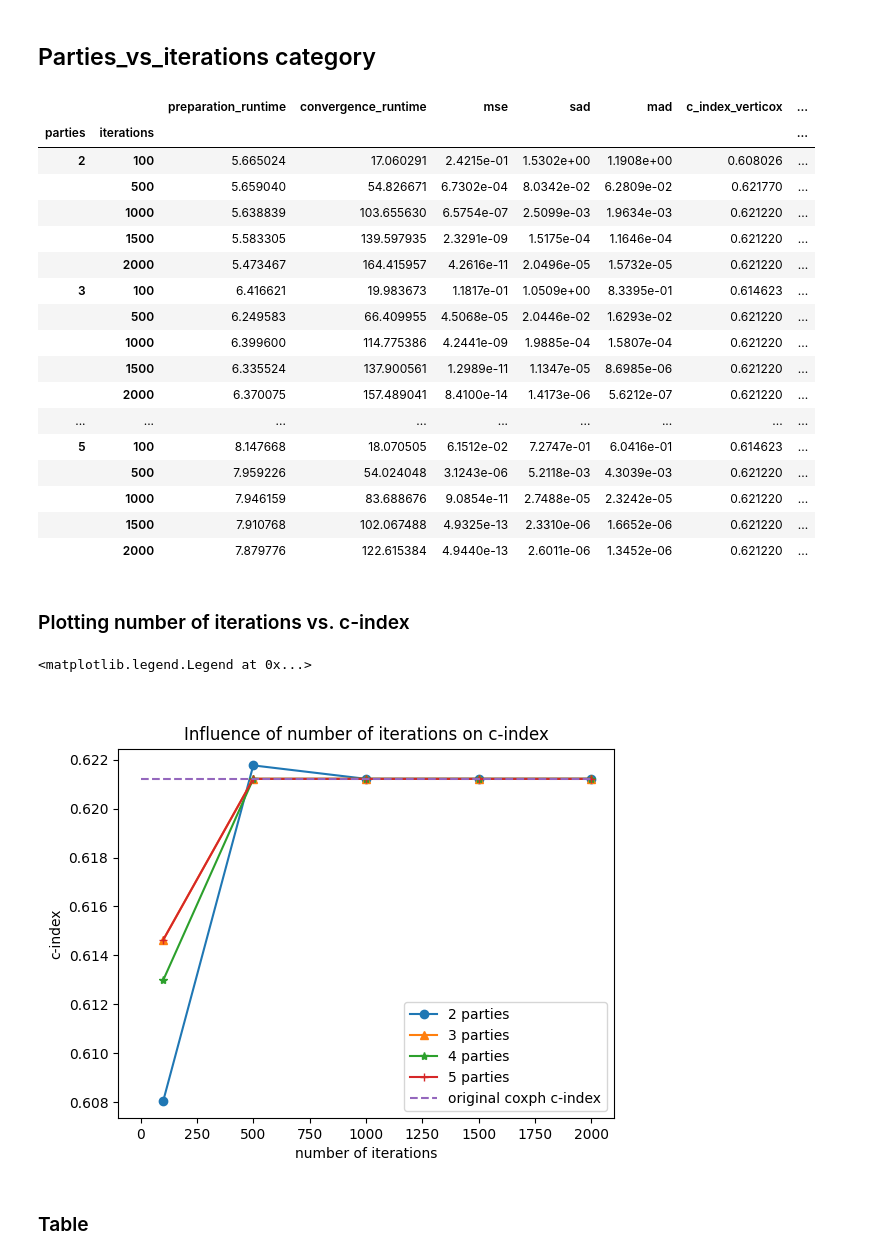
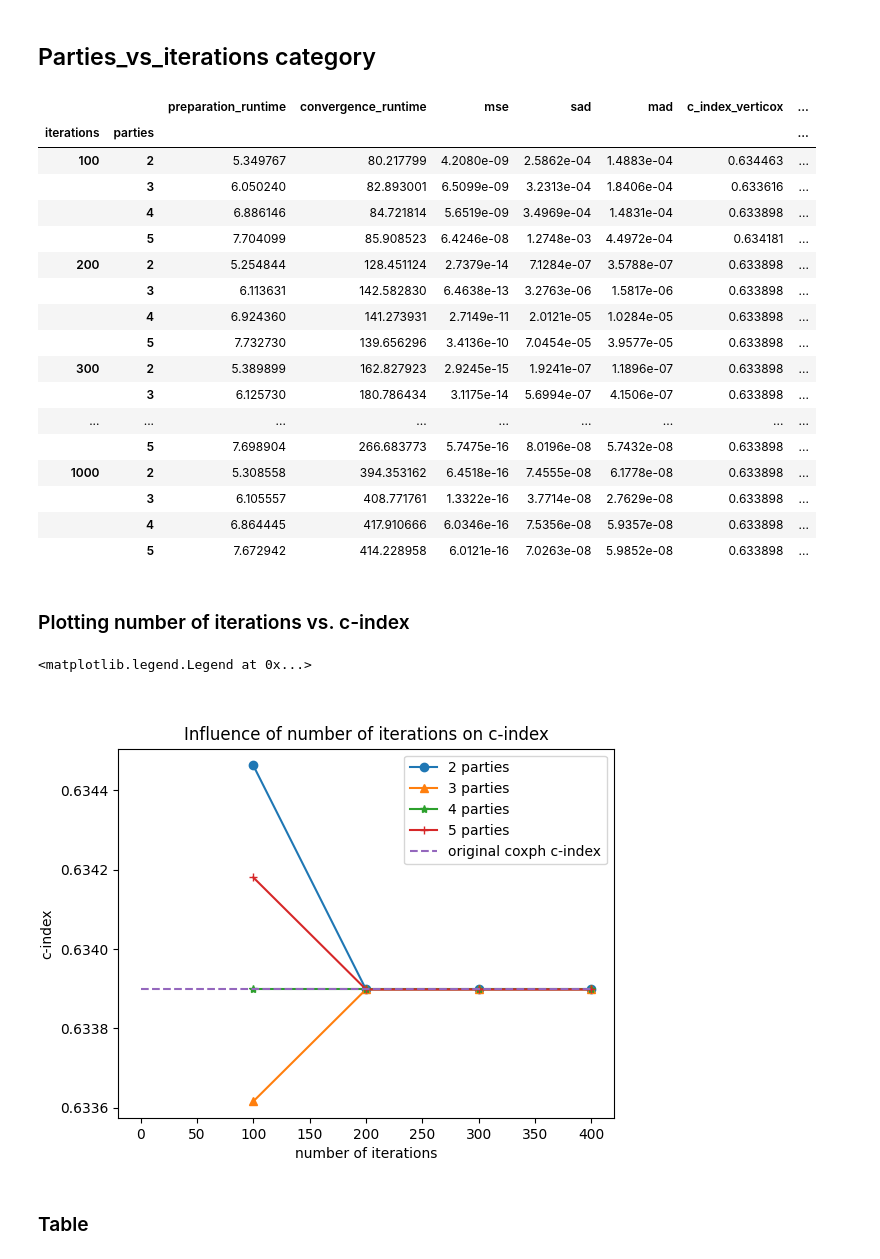
Before and after one commit to CARRIER-project/verticox, a Jupyter notebook: plot_benchmarks_with_c_index.ipynb, the cells around one changed output. Cells and saved outputs as stored; diff of their text form; code cells hidden in the pictures.

```diff
--- a/plot_benchmarks_with_c_index.ipynb
+++ b/plot_benchmarks_with_c_index.ipynb
@@ -13,14 +13,14 @@ import seaborn as sns
 # %% [markdown]
 ## Reading the data
+# %%
+BENCHMARK_FILE = "benchmark_results/report-seer_2024-12-04T11:53:46.704684.csv"
 # %%
-df = pd.read_csv("results_seer_2024-03-05.txt")
+df = pd.read_csv(BENCHMARK_FILE)
 
 #Filter unsuccesful run
 df = df[df.comment!="Not enough features"]
+
+df = df.drop(columns=["comment"])
 display(df)
-
-parameters_df = pd.read_csv("python/benchmark/benchmark_parameters.csv")
-
-display(parameters_df)
 # %% [output]
 |  | records | features | iterations | parties | preparation_runtime | convergence_runtime | mse | sad | ... |
@@ -82,0 +50,4 @@ labeled_df
+# %%
+df_mean = df.groupby(["records", "features", "iterations", "parties", "category"], as_index=False).mean()
+
+df_mean
@@ -83,64 +72,76 @@ labeled_df
 # %% [markdown]
 ## Parties_vs_iterations category
 # %%
-parties_vs_iterations = labeled_df[labeled_df.category == "parties_vs_iterations"]
+parties_vs_iterations = df_mean[df_mean.category == "parties_vs_iterations"]
 parties_vs_iterations[["parties", "iterations", "preparation_runtime", "convergence_runtime", "mse", "sad", "mad", "c_index_verticox", "c_index_central"]]\
-    .set_index(["parties", "iterations"])\
+    .set_index(["iterations", "parties"])\
     .style.format("{:.4e}", subset=["mse", "sad", "mad"])\
     .format_index("{:.0f}")
 # %% [output]
 |  |  | preparation_runtime | convergence_runtime | mse | sad | mad | c_index_verticox | ... |
-| parties | iterations |  |  |  |  |  |  | ... |
-| 2 | 100 | 5.665024 | 17.060291 | 2.4215e-01 | 1.5302e+00 | 1.1908e+00 | 0.608026 | ... |
-|  | 500 | 5.659040 | 54.826671 | 6.7302e-04 | 8.0342e-02 | 6.2809e-02 | 0.621770 | ... |
-|  | 1000 | 5.638839 | 103.655630 | 6.5754e-07 | 2.5099e-03 | 1.9634e-03 | 0.621220 | ... |
-|  | 1500 | 5.583305 | 139.597935 | 2.3291e-09 | 1.5175e-04 | 1.1646e-04 | 0.621220 | ... |
-|  | 2000 | 5.473467 | 164.415957 | 4.2616e-11 | 2.0496e-05 | 1.5732e-05 | 0.621220 | ... |
-| 3 | 100 | 6.416621 | 19.983673 | 1.1817e-01 | 1.0509e+00 | 8.3395e-01 | 0.614623 | ... |
-|  | 500 | 6.249583 | 66.409955 | 4.5068e-05 | 2.0446e-02 | 1.6293e-02 | 0.621220 | ... |
-|  | 1000 | 6.399600 | 114.775386 | 4.2441e-09 | 1.9885e-04 | 1.5807e-04 | 0.621220 | ... |
-|  | 1500 | 6.335524 | 137.900561 | 1.2989e-11 | 1.1347e-05 | 8.6985e-06 | 0.621220 | ... |
-|  | 2000 | 6.370075 | 157.489041 | 8.4100e-14 | 1.4173e-06 | 5.6212e-07 | 0.621220 | ... |
+| iterations | parties |  |  |  |  |  |  | ... |
+| 100 | 2 | 5.349767 | 80.217799 | 4.2080e-09 | 2.5862e-04 | 1.4883e-04 | 0.634463 | ... |
+|  | 3 | 6.050240 | 82.893001 | 6.5099e-09 | 3.2313e-04 | 1.8406e-04 | 0.633616 | ... |
+|  | 4 | 6.886146 | 84.721814 | 5.6519e-09 | 3.4969e-04 | 1.4831e-04 | 0.633898 | ... |
+|  | 5 | 7.704099 | 85.908523 | 6.4246e-08 | 1.2748e-03 | 4.4972e-04 | 0.634181 | ... |
+| 200 | 2 | 5.254844 | 128.451124 | 2.7379e-14 | 7.1284e-07 | 3.5788e-07 | 0.633898 | ... |
+|  | 3 | 6.113631 | 142.582830 | 6.4638e-13 | 3.2763e-06 | 1.5817e-06 | 0.633898 | ... |
+|  | 4 | 6.924360 | 141.273931 | 2.7149e-11 | 2.0121e-05 | 1.0284e-05 | 0.633898 | ... |
+|  | 5 | 7.732730 | 139.656296 | 3.4136e-10 | 7.0454e-05 | 3.9577e-05 | 0.633898 | ... |
+| 300 | 2 | 5.389899 | 162.827923 | 2.9245e-15 | 1.9241e-07 | 1.1896e-07 | 0.633898 | ... |
+|  | 3 | 6.125730 | 180.786434 | 3.1175e-14 | 5.6994e-07 | 4.1506e-07 | 0.633898 | ... |
 | ... | ... | ... | ... | ... | ... | ... | ... | ... |
-| 5 | 100 | 8.147668 | 18.070505 | 6.1512e-02 | 7.2747e-01 | 6.0416e-01 | 0.614623 | ... |
-|  | 500 | 7.959226 | 54.024048 | 3.1243e-06 | 5.2118e-03 | 4.3039e-03 | 0.621220 | ... |
-|  | 1000 | 7.946159 | 83.688676 | 9.0854e-11 | 2.7488e-05 | 2.3242e-05 | 0.621220 | ... |
-|  | 1500 | 7.910768 | 102.067488 | 4.9325e-13 | 2.3310e-06 | 1.6652e-06 | 0.621220 | ... |
-|  | 2000 | 7.879776 | 122.615384 | 4.9440e-13 | 2.6011e-06 | 1.3452e-06 | 0.621220 | ... |
+|  | 5 | 7.698904 | 266.683773 | 5.7475e-16 | 8.0196e-08 | 5.7432e-08 | 0.633898 | ... |
+| 1000 | 2 | 5.308558 | 394.353162 | 6.4518e-16 | 7.4555e-08 | 6.1778e-08 | 0.633898 | ... |
+|  | 3 | 6.105557 | 408.771761 | 1.3322e-16 | 3.7714e-08 | 2.7629e-08 | 0.633898 | ... |
+|  | 4 | 6.864445 | 417.910666 | 6.0346e-16 | 7.5356e-08 | 5.9357e-08 | 0.633898 | ... |
+|  | 5 | 7.672942 | 414.228958 | 6.0121e-16 | 7.0263e-08 | 5.9852e-08 | 0.633898 | ... |
 # %% [markdown]
 ### Plotting number of iterations vs. c-index
 # %%
-def plot_y_vs_iterations(y: str):
+def plot_y_vs_iterations(y: str, yscale="linear", x_range=None, fig=None, ax=None):
     """
     x axis: iterations
     y: axis: c_index of central (constant) and decentral (multiple points)
     shape/color: number of parties
     """
 
     linestyles = ["--", "-.", ":"]
     markers = ["o", "^", "*", "+"]
 
-    fig, ax = plt.subplots()
+    if ax is None:
+        fig, ax = plt.subplots()
 
-    for idx, (parties, group) in enumerate(parties_vs_iterations.groupby("parties")):
+    data = parties_vs_iterations
+
+    if x_range:
+        filter_ = (data["iterations"] >=  x_range[0]) & (data["iterations"] <= x_range[1])
+        data = parties_vs_iterations[filter_]
+
+
+
+    for idx, (parties, group) in enumerate(data.groupby("parties")):
         ax.plot(group["iterations"], group[y], linestyle="-", marker=markers[idx],
-                label=f"{int(parties)} parties")
+                label=f"{int(parties)} parties", )
+
+    ax.set_yscale(yscale)
 
     return fig, ax
 
-fig, ax = plot_y_vs_iterations("c_index_verticox")
+X_LIMIT = 400
+fig, ax = plot_y_vs_iterations("c_index_verticox", x_range=(-1, X_LIMIT))
 
-central_x = [0, parties_vs_iterations["iterations"].max()]
+central_x = [0, X_LIMIT]
 central_y = [parties_vs_iterations["c_index_central"].iloc[0]]*2
 
 ax.plot(central_x, central_y, label="original coxph c-index", linestyle="--")
 ax.set_xlabel("number of iterations")
 ax.set_ylabel("c-index")
 ax.set_title("Influence of number of iterations on c-index")
 plt.legend()
 # %% [output]
 <matplotlib.legend.Legend at 0x...>
-[figure, old version]
+[figure, new version]
 # %% [markdown]
 ### Table
 # %%
```
Also changed, not shown: parts of 12 cells of this notebook, 2 other files.
